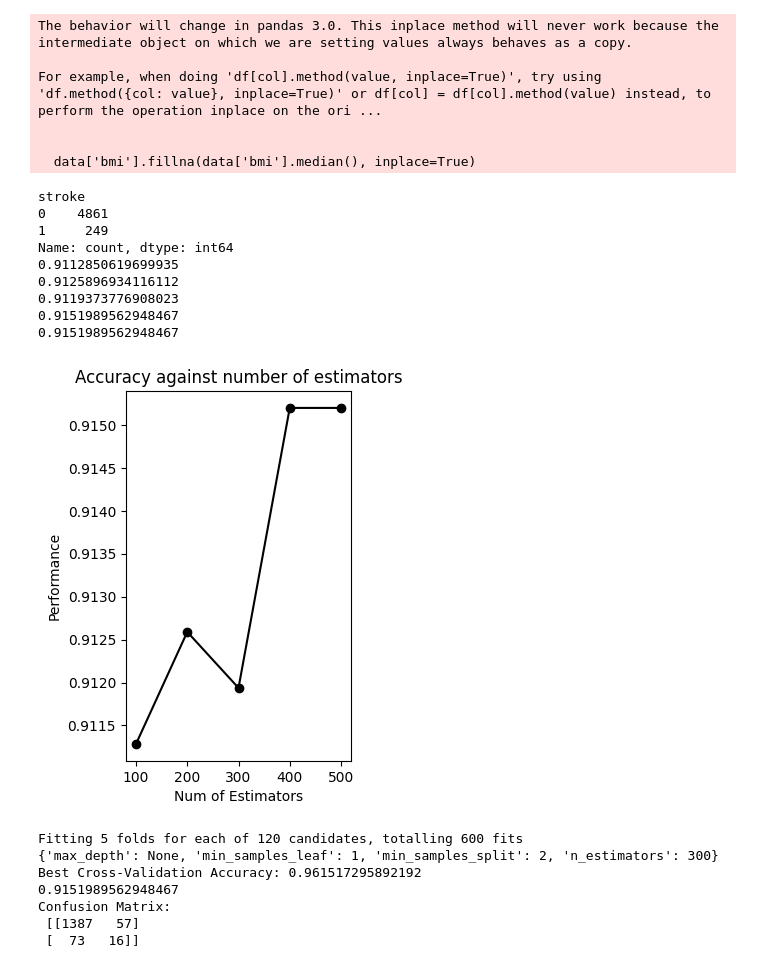
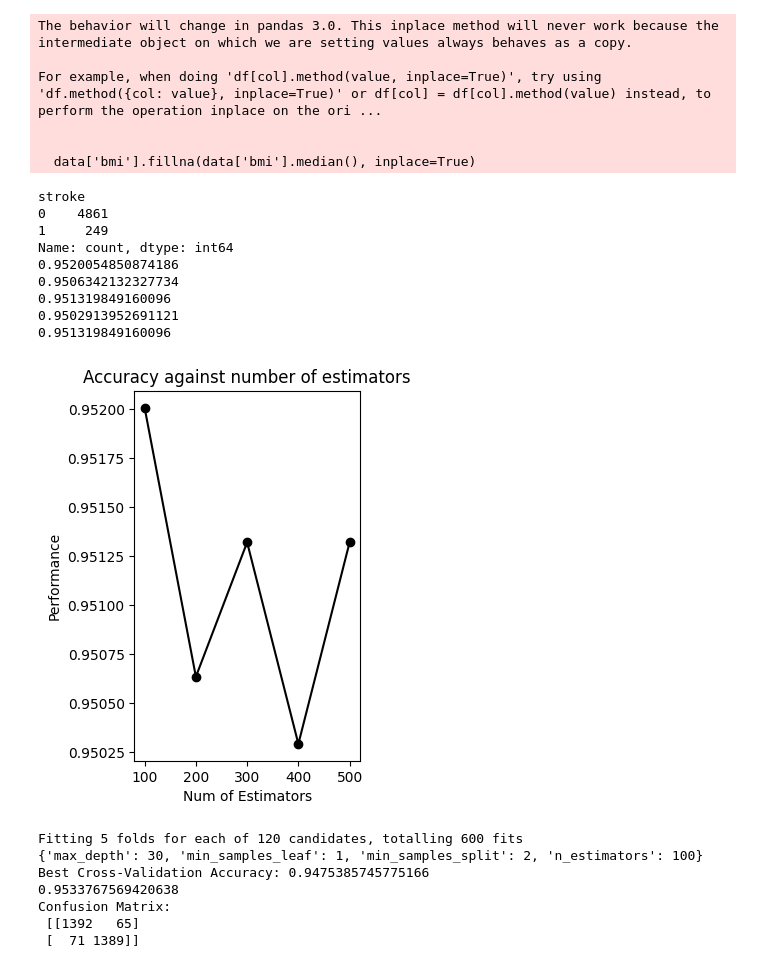
Before and after one commit to Ethan1456/StrokePredictor, a Jupyter notebook: predictor.ipynb, the cells around one changed output. Cells and saved outputs as stored; diff of their text form; code cells hidden in the pictures.

```diff
--- a/predictor.ipynb
+++ b/predictor.ipynb
@@ -39,12 +39,14 @@ from sklearn.model_selection import train_test_split # type: ignore
 from sklearn.linear_model  import LinearRegression # type: ignore
 from imblearn.over_sampling import SMOTE # type: ignore
 
-#split data into test and train data
-X_train,X_test,y_train,y_test = train_test_split(predictors,target,test_size=0.3,random_state=42)
-
 #SMOTE data
 smote = SMOTE(random_state=42)
-X_train_resampled,y_train_resampled = smote.fit_resample(X_train,y_train)
+X_resampled,y_resampled = smote.fit_resample(predictors,target)
+
+
+#split data into test and train data
+X_train,X_test,y_train,y_test = train_test_split(X_resampled,y_resampled,test_size=0.3,random_state=42)
+
 
 #using classifir as its for 1 and 0s, as if they have discrete labels or classes
 from sklearn.ensemble import RandomForestClassifier # type: ignore
@@ -61,7 +63,7 @@ accuracyList = []
 #have to add one to include 500
 for i in range(100,501,100):
     rf = RandomForestClassifier(i,class_weight='balanced')
-    rf.fit(X_train_resampled,y_train_resampled)
+    rf.fit(X_train,y_train)
     #predicting
     y_pred = rf.predict(X_test)
     #storing accuracy and r^2 valued
@@ -99,51 +101,45 @@ param_grid = {
 #verbose - level of feedback
 grid = GridSearchCV(estimator=rf, param_grid=param_grid,cv=5,scoring='accuracy', n_jobs=-1,verbose=1)
 
-grid.fit(X_train_resampled,y_train_resampled)
+grid.fit(X_train,y_train)
 
 print(grid.best_params_)
 best_params = grid.best_params_
 best_score = grid.best_score_
 print("Best Cross-Validation Accuracy:", best_score)
 
 #implementing a better forest model using those best parameters
 optimizedRf = RandomForestClassifier(**best_params,class_weight='balanced',random_state=42)
 
 #training model
-optimizedRf.fit(X_train_resampled,y_train_resampled)
+optimizedRf.fit(X_train,y_train)
 
 #prediciting model
 y_prediction = optimizedRf.predict(X_test)
 optimizedAccuracy = accuracy_score(y_test, y_prediction)
 
 print(optimizedAccuracy)
-
-#using confusion matrix to inprove readability of model evaluation
-from sklearn.metrics import confusion_matrix, ConfusionMatrixDisplay # type: ignore
-# Confusion Matrix
-cm = confusion_matrix(y_test, y_prediction)
-print("Confusion Matrix:\n", cm)
 # %% [output]
 The behavior will change in pandas 3.0. This inplace method will never work because the intermediate object on which we are setting values always behaves as a copy.
 
 For example, when doing 'df[col].method(value, inplace=True)', try using 'df.method({col: value}, inplace=True)' or df[col] = df[col].method(value) instead, to perform the operation inplace on the ori ...
 
 
   data['bmi'].fillna(data['bmi'].median(), inplace=True)
 stroke
 0    4861
 1     249
 Name: count, dtype: int64
-0.9112850619699935
-0.9125896934116112
-0.9119373776908023
-0.9151989562948467
-0.9151989562948467
+0.9520054850874186
+0.9506342132327734
+0.951319849160096
+0.9502913952691121
+0.951319849160096
-[figure, old version]
+[figure, new version]
 Fitting 5 folds for each of 120 candidates, totalling 600 fits
-{'max_depth': None, 'min_samples_leaf': 1, 'min_samples_split': 2, 'n_estimators': 300}
-Best Cross-Validation Accuracy: 0.961517295892192
-0.9151989562948467
+{'max_depth': 30, 'min_samples_leaf': 1, 'min_samples_split': 2, 'n_estimators': 100}
+Best Cross-Validation Accuracy: 0.9475385745775166
+0.9533767569420638
 Confusion Matrix:
- [[1387   57]
- [  73   16]]
+ [[1392   65]
+ [  71 1389]]
```
Also changed, not shown: parts of 1 cell of this notebook.
